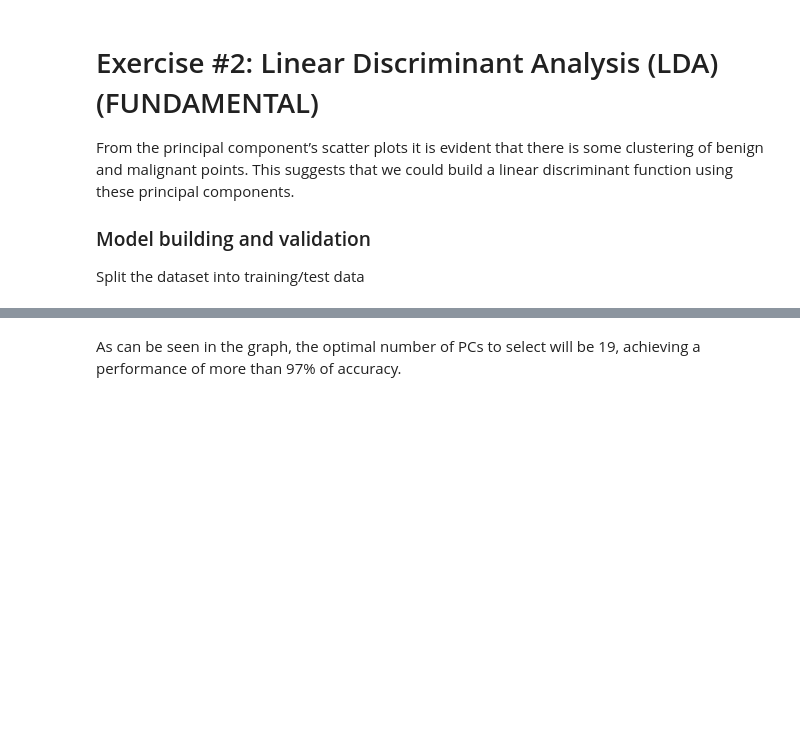
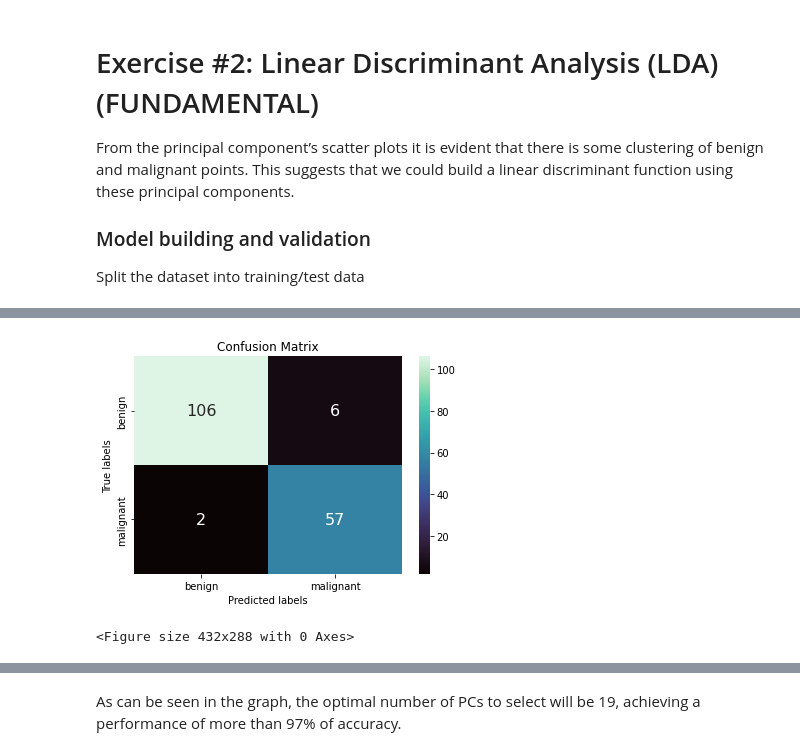
Before and after one commit to dianisley/machinelearningII, a Jupyter notebook: practice_proposal.ipynb, the cells around one changed output, grey strips where cells are left out. Saved outputs shown, nothing was run; the diff lists cells and outputs as text; code cells hidden in the pictures; blank space fills up the shorter version.

```diff
--- a/practice_proposal.ipynb
+++ b/practice_proposal.ipynb
@@ -266,3 +357,8 @@ y = df_clean.diagnosis
+# %%
+
+X = df_clean_v
+y = df_clean.diagnosis
+y = y.map({'M': 1, 'B': 0})
 # %%
 # Create a train/test split using 30% test size.
 
@@ -338,3 +366,0 @@ array([[ 2.18902444e-01,  1.03724578e-01,  2.27537293e-01,
-# %%
-X_train, X_test, y_train, y_test = train_test_split(
-    X_comp, y_comp, test_size=0.30, random_state=42)
@@ -342,0 +367,8 @@ ValueError: Found input variables with inconsistent numbers of samples: [6, 569]
+# %%
+#for LDA
+from sklearn.metrics import classification_report, confusion_matrix, recall_score
+
+lda = LinearDiscriminantAnalysis()
+
+modelLDA = lda.fit(X_train, y_train)
+predLDA=modelLDA.predict(X_test)
@@ -342,0 +402,23 @@ ValueError: Found input variables with inconsistent numbers of samples: [6, 569]
+# %%
+import seaborn as sn
+
+import matplotlib.pyplot as plt
+
+cm_lda_pca = confusion_matrix(predLDA, y_test)
+cm_lda_pca.astype(int)
+
+df_cm = pd.DataFrame(cm_lda_pca, range(2), range(2))
+
+ax = plt.subplot()
+plt.figure()
+sn.heatmap(df_cm, annot=True, annot_kws={"size": 16}, fmt='g', ax = ax, cmap= "mako")
+
+
+ax.set_title('Confusion Matrix');
+ax.set_xlabel('Predicted labels');ax.set_ylabel('True labels');
+ax.xaxis.set_ticklabels(['benign', 'malignant']); ax.yaxis.set_ticklabels(['benign', 'malignant']);
+
+#print(df_cm)
+# %% [output]
+[figure, added]
+<Figure size 432x288 with 0 Axes>
```
Also changed, not shown: parts of 27 cells of this notebook.
